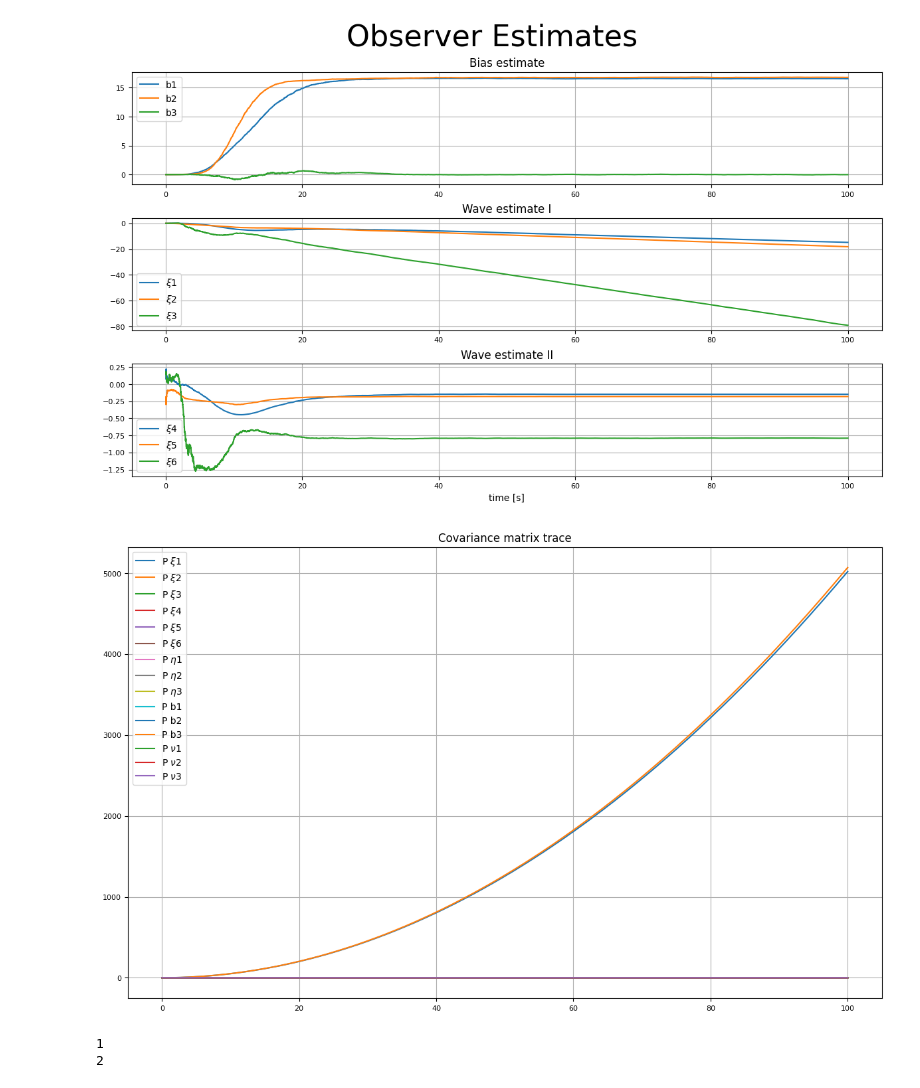
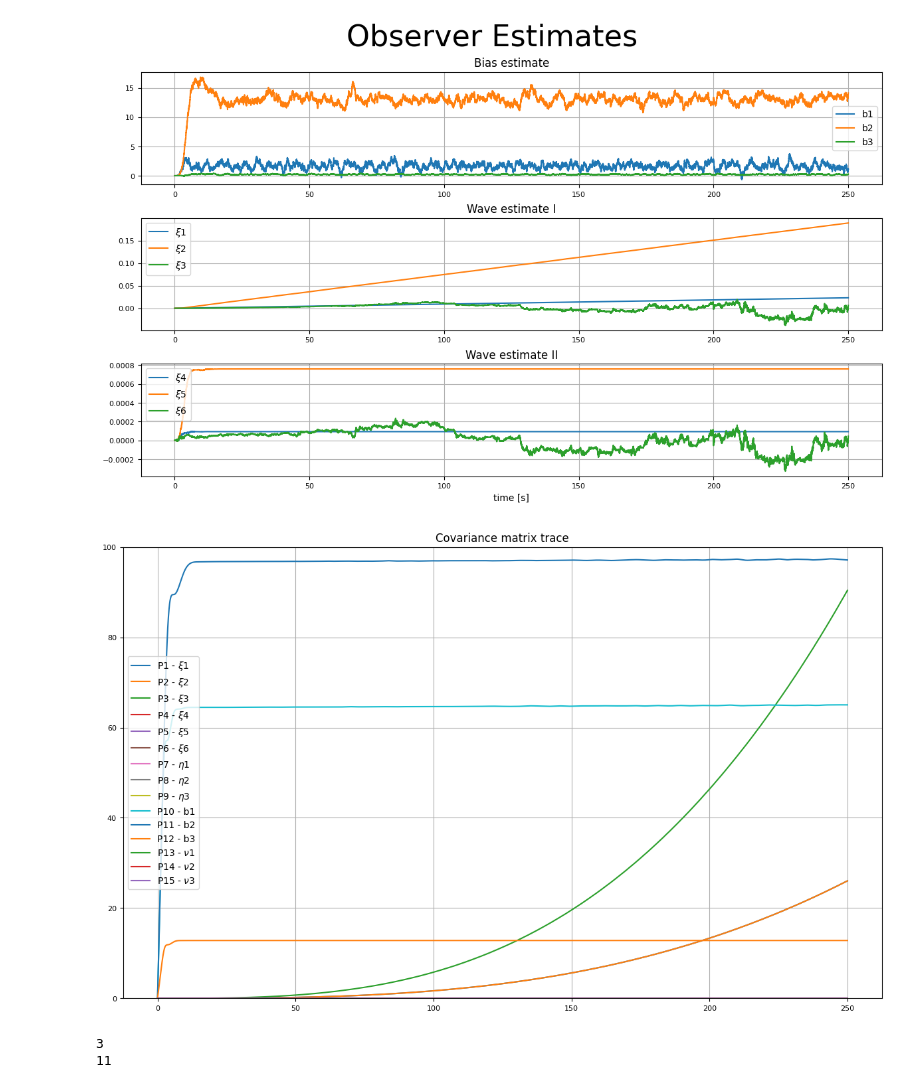
Before and after one commit to janerikhy/Wave-Model, a Jupyter notebook: Observer/testObserver.ipynb, the cells around one changed output. Cells and saved outputs as stored; diff of their text form; code cells hidden in the pictures.

```diff
--- a/Observer/testObserver.ipynb
+++ b/Observer/testObserver.ipynb
@@ -3,46 +3,50 @@ import numpy as np
 from simulator.csad import CSAD_DP_6DOF
 from Observer.EKF import EKF
 
-dt = 0.01
-N = 10000
+dt = 0.005
+N = 50000
 
+# Create vessel and observer objects
 system = CSAD_DP_6DOF(dt)
 KalmanFilter = EKF(dt, system._M, system._D)
 
-
+# Allocate memory to save variables
 storage_state = np.zeros((N,19))
 storage_observer = np.zeros((N, 75))
 
 x = np.zeros(15)
 np.random.seed(1234)
 
+# Simulation:
 for i in range(N):
-    # time
+
     t = (i+1)*system._dt
 
     # Thruster forces
-    tau = np.array([10*np.sin(t),0,0,0,0,0])
+    tau = np.array([0*np.sin(t),0,0,0,0,0])
 
     # Current
-    U = 0.5         # m/s
+    U = 0.05         # m/s
     beta_u = 45     # deg
 
     # Wave forces
-    # = 0
+    tau_w = 0
 
     # Calculate x_dot and integrate
     system.x_dot(U, np.deg2rad(beta_u), tau)                   # U, beta, tau
     system.integrate()
 
     # Measurement
-    y = np.array(system.get_eta() + np.random.normal(0, .5, size=6))
+    noise = np.concatenate((np.random.normal(0,.167,size=3),np.random.normal(0,.017,size=3)))
+    y = np.array(system.get_eta() + noise)
     y_obs = np.array([y[0], y[1], y[5]])
 
     # Observer
     KalmanFilter.corrector(y_obs)
     KalmanFilter.predictor(np.array([tau[0], tau[1], tau[5]]))
-    x_hat = KalmanFilter._xhat
-    P_hat = KalmanFilter._Phat
+
+    x_hat = KalmanFilter.x_hat
+    P_hat = KalmanFilter.P_hat
     K = KalmanFilter.EKF_gain
 
     # Controller
@@ -182,36 +186,37 @@ observer_legends = [r'$\xi1$', r'$\xi2$', r'$\xi3$', r'$\xi4$', r'$\xi5$', r'$\x
 plt.subplot(311)
 plt.suptitle('Observer Estimates', fontsize=32)
 plt.title('Bias estimate')
 for i in range(3):
     plt.plot(t, b_hat[:, i], label='b'+str(i+1))
 plt.legend()
 
 plt.subplot(312)
 plt.title('Wave estimate I')
 for i in range(3):
     plt.plot(t, xi_hat[:,i], label=r'$\xi$'+ str(i+1))
 plt.legend()
 plt.subplot(313)
 plt.title('Wave estimate II')
 for i in range(3):
     plt.plot(t, xi_hat[:,i+3], label=r'$\xi$'+ str(i+4))
 plt.legend()
 plt.xlabel('time [s]')
 plt.show()
 
 plt.figure()
 plt.subplot(111)
 for i in range(len(var[0])):
-    plt.plot(t, var[:,i], label= 'P ' + observer_legends[i])
+    plt.plot(t, var[:,i], label= 'P' + str(i+1) + ' - ' + observer_legends[i])
 plt.legend()
 plt.title('Covariance matrix trace')
+plt.ylim([0,100])
 plt.show()
 
 for i in range(15):
-    if var[:,i][-1]>4000:
+    if var[:,i][-1]>80:
         print(i+1)
 # %% [output]
-[figure, old version]
+[figure, new version]
-[figure, old version]
+[figure, new version]
-1
-2
+3
+11
```
Also changed, not shown: parts of 2 cells of this notebook, 1 other file.
